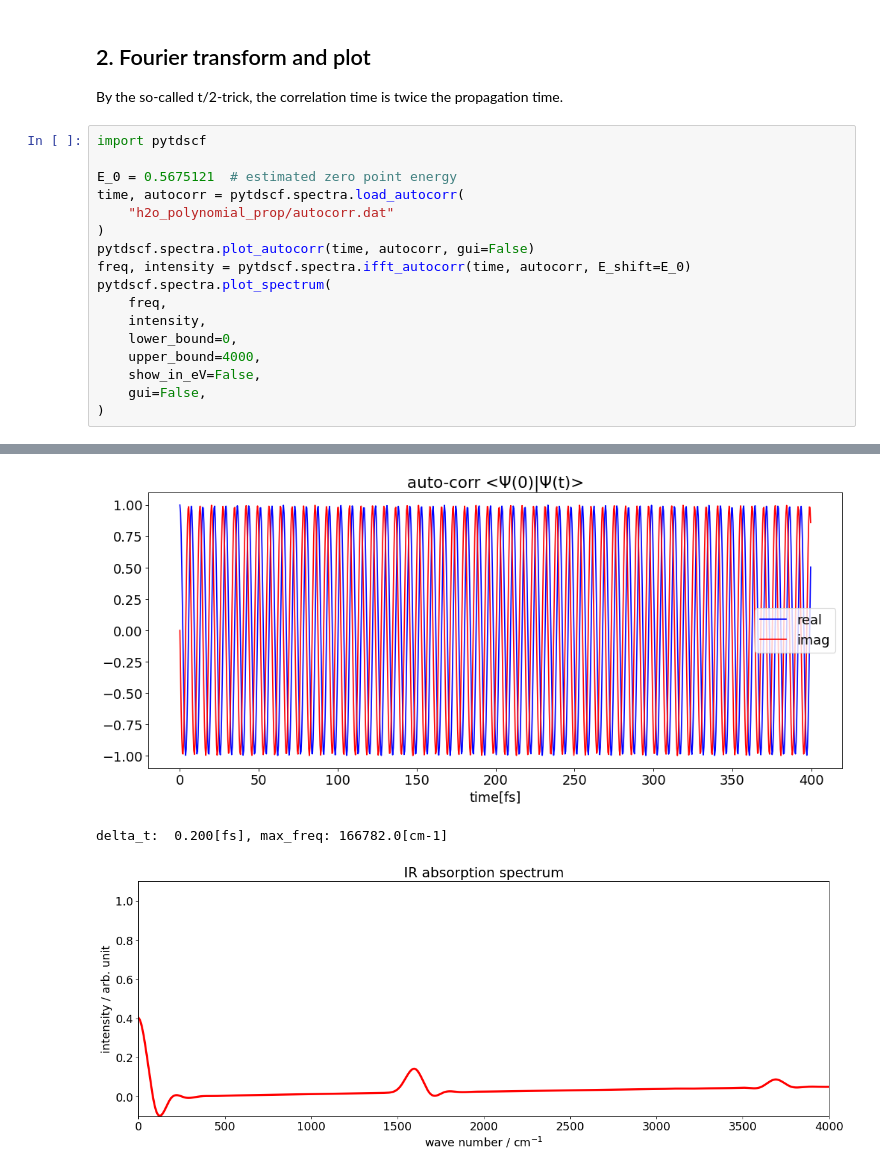
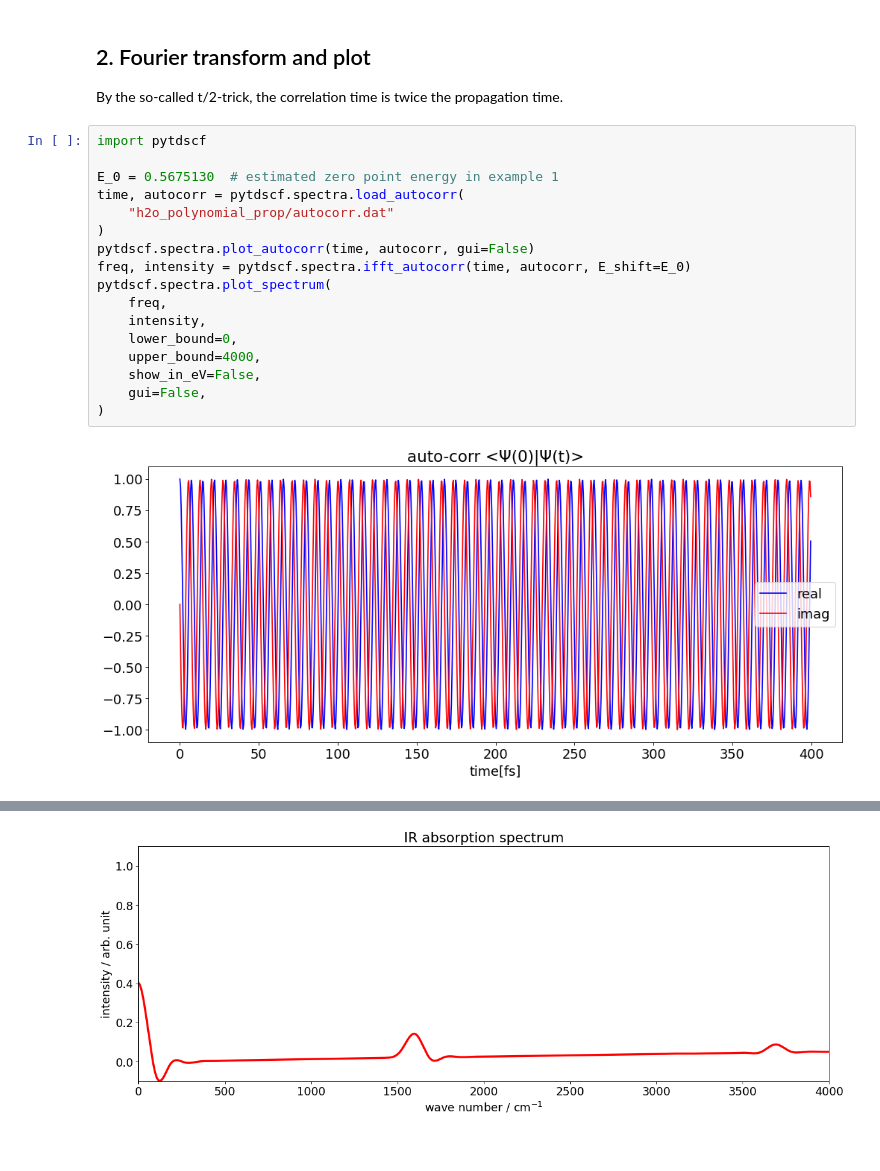
Before and after one commit to QCLovers/PyTDSCF, a Jupyter notebook: docs/notebook/spectra-H2O.ipynb, the cells around one changed output, grey strips where cells are left out. Saved outputs shown, nothing was run; the diff lists cells and outputs as text.

```diff
--- a/docs/notebook/spectra-H2O.ipynb
+++ b/docs/notebook/spectra-H2O.ipynb
@@ -28,18 +28,19 @@ By the so-called t/2-trick, the correlation time is twice the propagation time.
 # %%
 import pytdscf
 
-E_0 = 0.5675121  # estimated zero point energy
+E_0 = 0.5675130  # estimated zero point energy in example 1
 time, autocorr = pytdscf.spectra.load_autocorr(
     "h2o_polynomial_prop/autocorr.dat"
 )
 pytdscf.spectra.plot_autocorr(time, autocorr, gui=False)
 freq, intensity = pytdscf.spectra.ifft_autocorr(time, autocorr, E_shift=E_0)
 pytdscf.spectra.plot_spectrum(
     freq,
     intensity,
     lower_bound=0,
     upper_bound=4000,
     show_in_eV=False,
     gui=False,
 )
 # %% [output]
+[figure]
@@ -58,3 +48 @@ pytdscf.spectra.plot_spectrum(
-[figure]
-delta_t:  0.200[fs], max_freq: 166782.0[cm-1]
 [figure]
```
Also changed, not shown: parts of 1 cell of this notebook, 10 other files.
